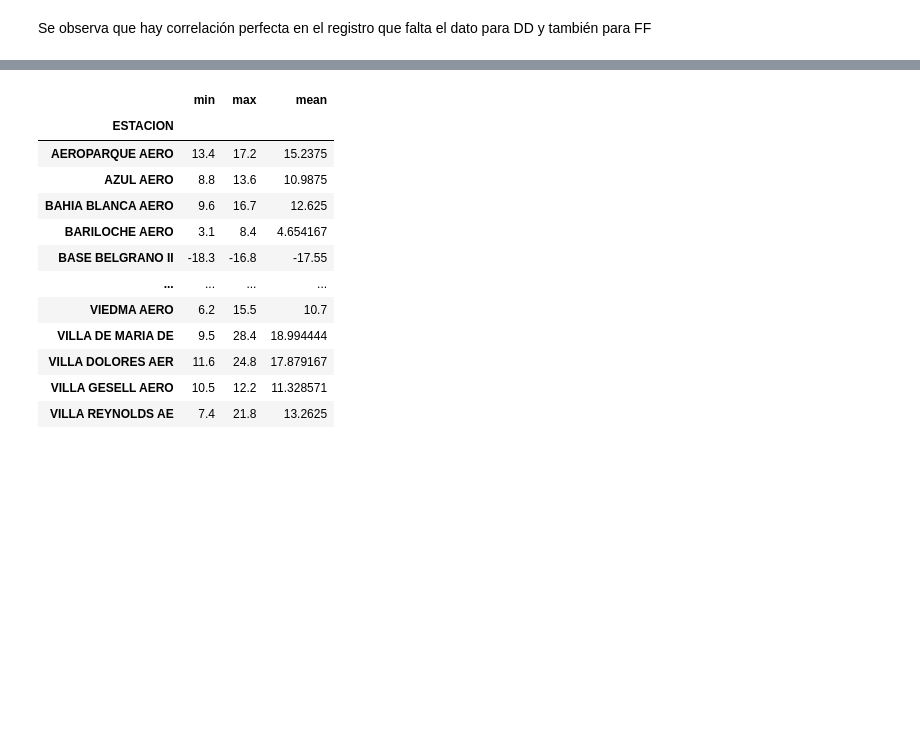
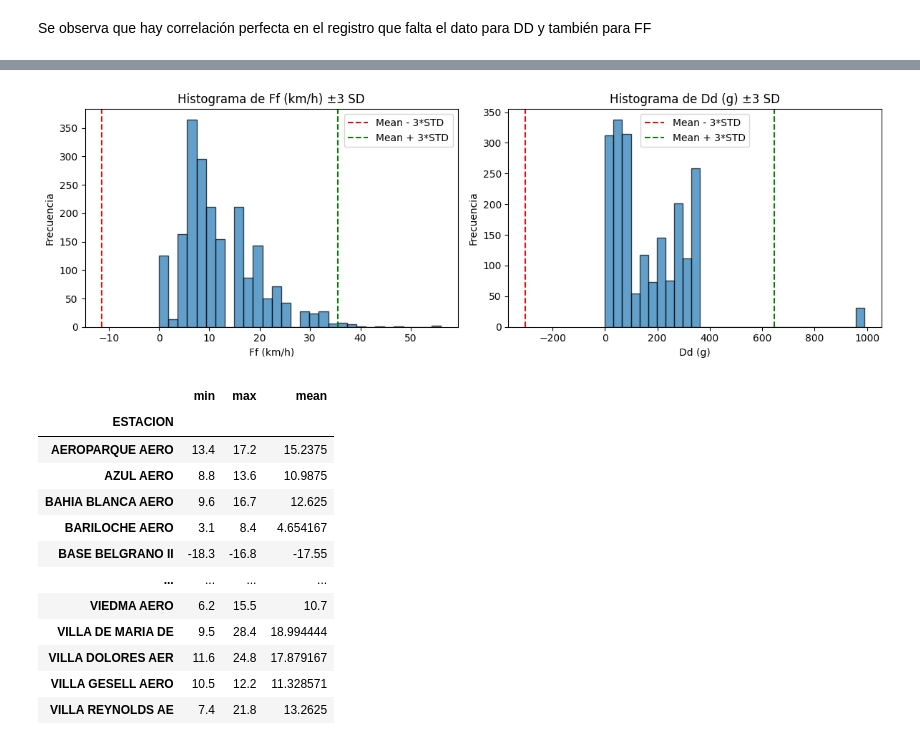
Before and after one commit to danisa-loop/AnalisisDatos_JUL2025_CEIA, a Jupyter notebook: tp1_EDA.ipynb, the cells around one changed output, grey strips where cells are left out. Saved outputs shown, nothing was run; the diff lists cells and outputs as text; code cells hidden in the pictures; blank space fills up the shorter version.

```diff
--- a/tp1_EDA.ipynb
+++ b/tp1_EDA.ipynb
@@ -162,3 +202,22 @@ Se observa que hay correlación perfecta en el registro que falta el dato para D
+# %%
+def plot_hist_with_std(ax, data, varname, mean, std):
+    ax.hist(data, bins=30, edgecolor='black', alpha=0.7)
+    ax.axvline(mean[varname] - 3*std[varname], color='red', linestyle='--', label='Mean - 3*STD')
+    ax.axvline(mean[varname] + 3*std[varname], color='green', linestyle='--', label='Mean + 3*STD')
+    ax.set_xlabel(varname.capitalize())
+    ax.set_ylabel('Frecuencia')
+    ax.set_title(f'Histograma de {varname.capitalize()} ±3 SD')
+    ax.legend()
+
+fig, ax = plt.subplots(1, 2, figsize=(12, 4))
+
+plot_hist_with_std(ax[0], df_hor['FF (km/h)'], 'FF (km/h)', mean, std)
+plot_hist_with_std(ax[1], df_hor['DD (g)'], 'DD (g)', mean, std)
+
+plt.tight_layout()
+plt.show()
+# %% [output]
+[figure, added]
 # %%
 df_hor.groupby("ESTACION")["TEMP (°C)"].agg(["min", "max", "mean"])  # Agrupamos por estación y calculamos las estadísticas de temperatura
 # %% [output]
```
Also changed, not shown: parts of 4 cells of this notebook.
